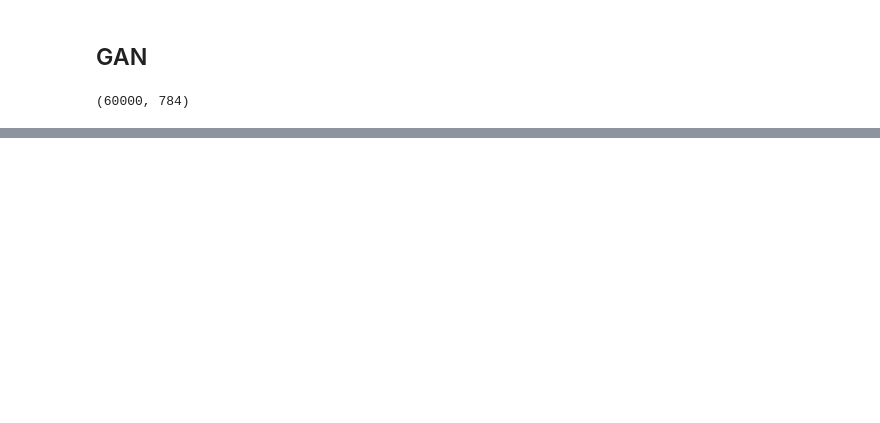
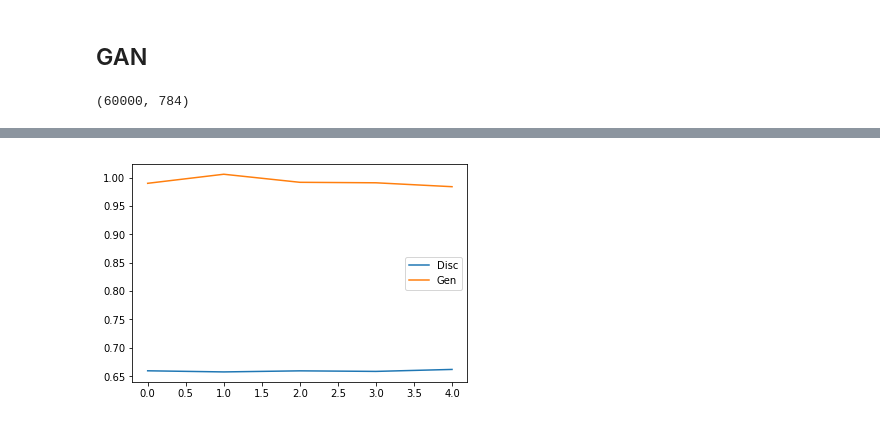
Before and after one commit to deepanshu2301/MachineLearning, a Jupyter notebook: Deep Learning/GAN.ipynb, the cells around one changed output, grey strips where cells are left out. Cells and saved outputs as stored; diff of their text form; code cells hidden in the pictures; blank space fills up the shorter version.

```diff
--- a/Deep Learning/GAN.ipynb
+++ b/Deep Learning/GAN.ipynb
@@ -166,0 +184,7 @@ Epoch 3 Disc Loss 0.7971 Generator Losss 0.0000
+# %%
+plt.plot(d_losses,label="Disc")
+plt.plot(g_losses,label="Gen")
+plt.legend()
+plt.show()
+# %% [output]
+[figure, added]
```
Also changed, not shown: parts of 5 cells of this notebook, 10 other files.
